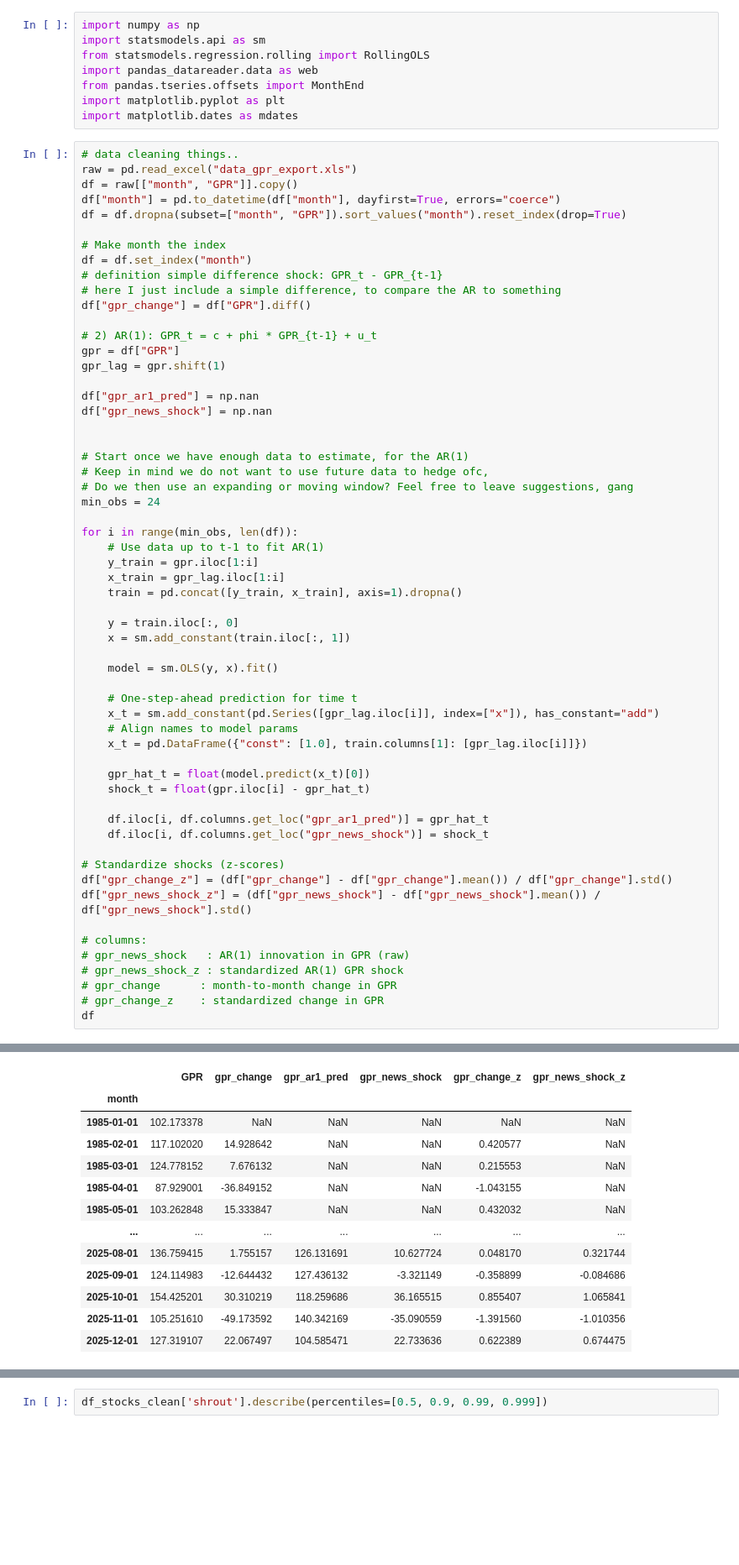
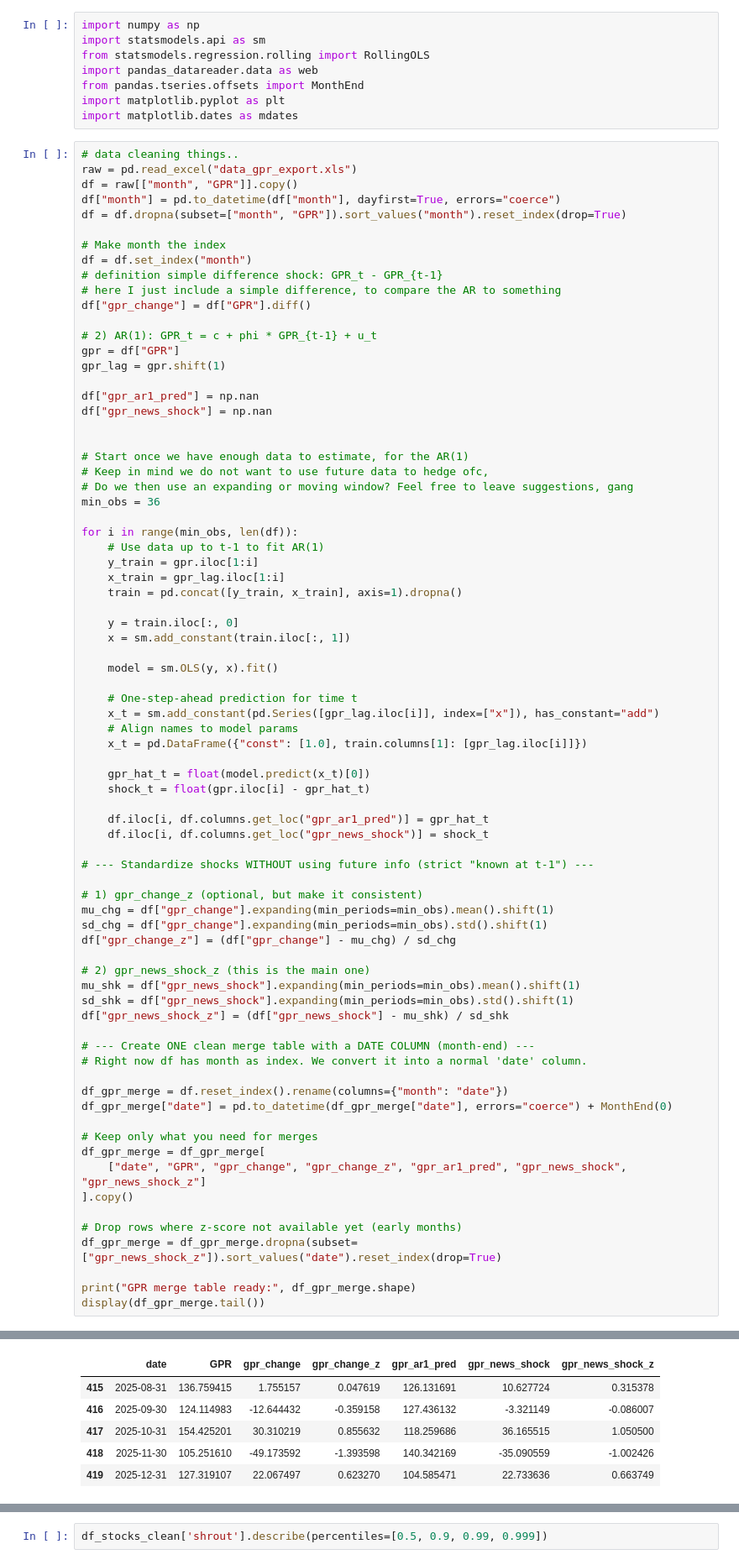
Before and after one commit to siddharthyashkukreja-cloud/Hedging_GeoPolRisk, a Jupyter notebook: researchProject.ipynb, the cells around one changed output, grey strips where cells are left out. Shown at 84% size. Cells and saved outputs as stored; diff of their text form; blank space fills up the shorter version.

```diff
--- a/researchProject.ipynb
+++ b/researchProject.ipynb
@@ -57,7 +57,7 @@ df["gpr_news_shock"] = np.nan
 # Start once we have enough data to estimate, for the AR(1)
 # Keep in mind we do not want to use future data to hedge ofc,
 # Do we then use an expanding or moving window? Feel free to leave suggestions, gang
-min_obs = 24
+min_obs = 36
 
 for i in range(min_obs, len(df)):
     # Use data up to t-1 to fit AR(1)
@@ -81,14 +81,32 @@ for i in range(min_obs, len(df)):
     df.iloc[i, df.columns.get_loc("gpr_ar1_pred")] = gpr_hat_t
     df.iloc[i, df.columns.get_loc("gpr_news_shock")] = shock_t
 
-# Standardize shocks (z-scores)
-df["gpr_change_z"] = (df["gpr_change"] - df["gpr_change"].mean()) / df["gpr_change"].std()
-df["gpr_news_shock_z"] = (df["gpr_news_shock"] - df["gpr_news_shock"].mean()) / df["gpr_news_shock"].std()
+# --- Standardize shocks WITHOUT using future info (strict "known at t-1") ---
 
-# columns:
-# gpr_news_shock   : AR(1) innovation in GPR (raw)
-# gpr_news_shock_z : standardized AR(1) GPR shock
-# gpr_change      : month-to-month change in GPR
-# gpr_change_z    : standardized change in GPR
-df
+# 1) gpr_change_z (optional, but make it consistent)
+mu_chg = df["gpr_change"].expanding(min_periods=min_obs).mean().shift(1)
+sd_chg = df["gpr_change"].expanding(min_periods=min_obs).std().shift(1)
+df["gpr_change_z"] = (df["gpr_change"] - mu_chg) / sd_chg
+
+# 2) gpr_news_shock_z (this is the main one)
+mu_shk = df["gpr_news_shock"].expanding(min_periods=min_obs).mean().shift(1)
+sd_shk = df["gpr_news_shock"].expanding(min_periods=min_obs).std().shift(1)
+df["gpr_news_shock_z"] = (df["gpr_news_shock"] - mu_shk) / sd_shk
+
+# --- Create ONE clean merge table with a DATE COLUMN (month-end) ---
+# Right now df has month as index. We convert it into a normal 'date' column.
+
+df_gpr_merge = df.reset_index().rename(columns={"month": "date"})
+df_gpr_merge["date"] = pd.to_datetime(df_gpr_merge["date"], errors="coerce") + MonthEnd(0)
+
+# Keep only what you need for merges
+df_gpr_merge = df_gpr_merge[
+    ["date", "GPR", "gpr_change", "gpr_change_z", "gpr_ar1_pred", "gpr_news_shock", "gpr_news_shock_z"]
+].copy()
+
+# Drop rows where z-score not available yet (early months)
+df_gpr_merge = df_gpr_merge.dropna(subset=["gpr_news_shock_z"]).sort_values("date").reset_index(drop=True)
+
+print("GPR merge table ready:", df_gpr_merge.shape)
+display(df_gpr_merge.tail())
 # %% [output]
@@ -95,13 +114,6 @@ df
-|  | GPR | gpr_change | gpr_ar1_pred | gpr_news_shock | gpr_change_z | gpr_news_shock_z |
-| month |  |  |  |  |  |  |
-| 1985-01-01 | 102.173378 | NaN | NaN | NaN | NaN | NaN |
-| 1985-02-01 | 117.102020 | 14.928642 | NaN | NaN | 0.420577 | NaN |
-| 1985-03-01 | 124.778152 | 7.676132 | NaN | NaN | 0.215553 | NaN |
-| 1985-04-01 | 87.929001 | -36.849152 | NaN | NaN | -1.043155 | NaN |
-| 1985-05-01 | 103.262848 | 15.333847 | NaN | NaN | 0.432032 | NaN |
-| ... | ... | ... | ... | ... | ... | ... |
-| 2025-08-01 | 136.759415 | 1.755157 | 126.131691 | 10.627724 | 0.048170 | 0.321744 |
-| 2025-09-01 | 124.114983 | -12.644432 | 127.436132 | -3.321149 | -0.358899 | -0.084686 |
-| 2025-10-01 | 154.425201 | 30.310219 | 118.259686 | 36.165515 | 0.855407 | 1.065841 |
-| 2025-11-01 | 105.251610 | -49.173592 | 140.342169 | -35.090559 | -1.391560 | -1.010356 |
-| 2025-12-01 | 127.319107 | 22.067497 | 104.585471 | 22.733636 | 0.622389 | 0.674475 |
+|  | date | GPR | gpr_change | gpr_change_z | gpr_ar1_pred | gpr_news_shock | gpr_news_shock_z |
+| 415 | 2025-08-31 | 136.759415 | 1.755157 | 0.047619 | 126.131691 | 10.627724 | 0.315378 |
+| 416 | 2025-09-30 | 124.114983 | -12.644432 | -0.359158 | 127.436132 | -3.321149 | -0.086007 |
+| 417 | 2025-10-31 | 154.425201 | 30.310219 | 0.855632 | 118.259686 | 36.165515 | 1.050500 |
+| 418 | 2025-11-30 | 105.251610 | -49.173592 | -1.393598 | 140.342169 | -35.090559 | -1.002426 |
+| 419 | 2025-12-31 | 127.319107 | 22.067497 | 0.623270 | 104.585471 | 22.733636 | 0.663749 |
```
Also changed, not shown: parts of 8 cells of this notebook.
